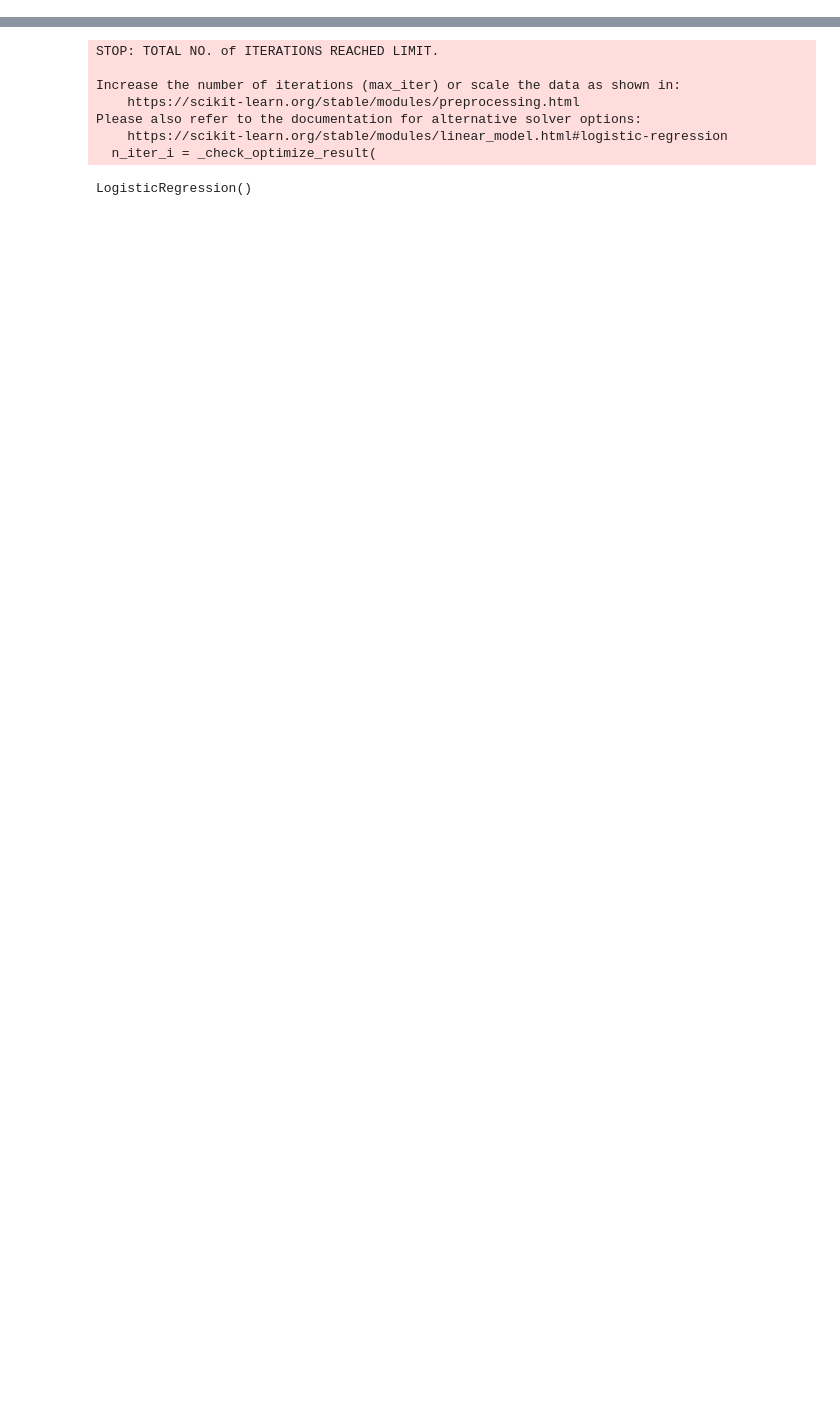
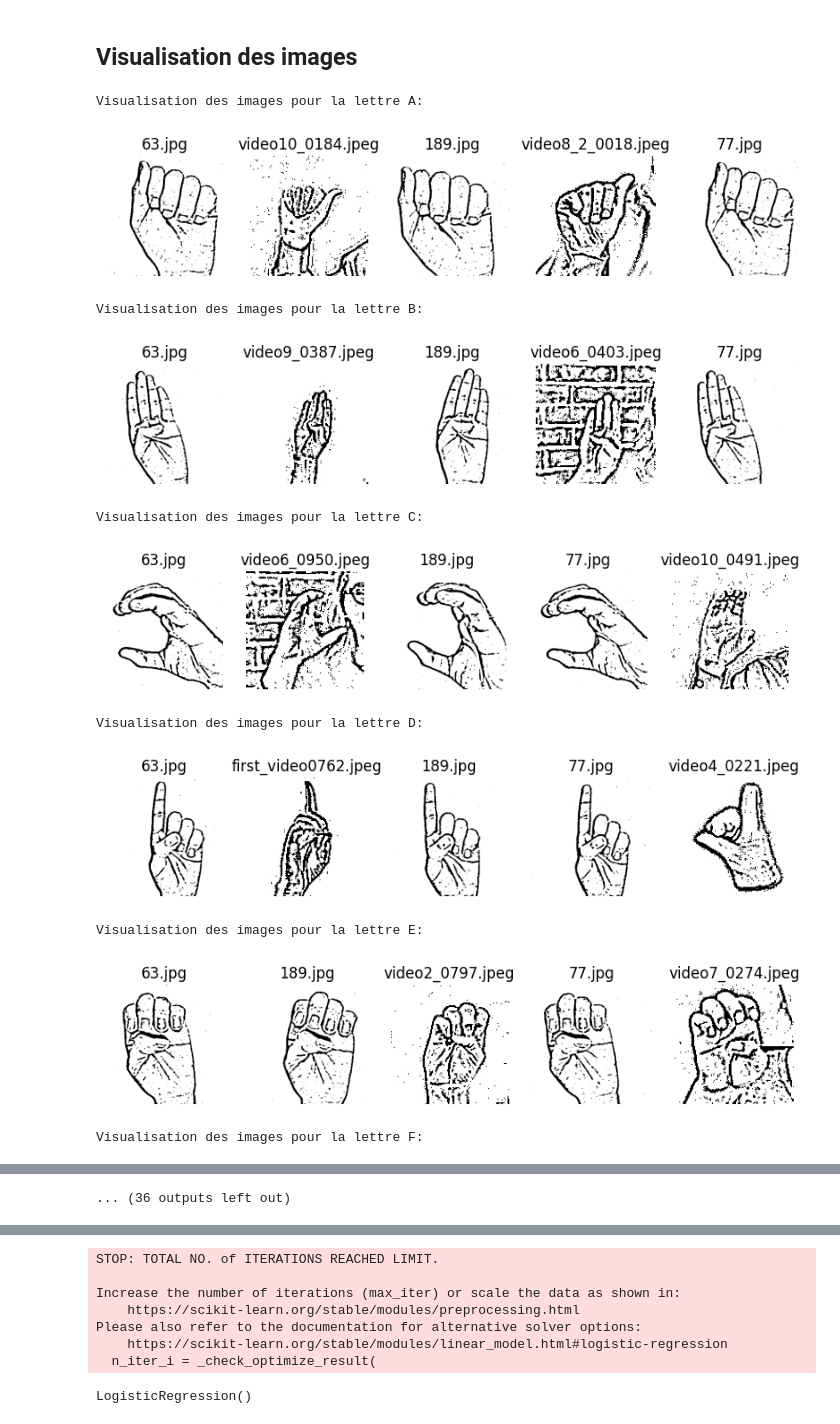
Before and after one commit to Aix-Marseille-Universite-UFR/hand-sign-images-classification-project, a Jupyter notebook: logistic-regression-model-classification/logistic_regression.ipynb, the cells around one changed output, grey strips where cells are left out. Drawn from its saved outputs; the diff is of its cells as text; code cells hidden in the pictures; blank space fills up the shorter version.

Commit message:
Pré-traitement et Visualisation de la dataset

```diff
--- a/logistic-regression-model-classification/logistic_regression.ipynb
+++ b/logistic-regression-model-classification/logistic_regression.ipynb
@@ -56,0 +25,2 @@ Dataset directory structure:
+# %%
+dataset_path =  "/Users/nedday/.cache/kagglehub/datasets/furkanakdeniz/asl-handsign-dataset-grayscaled-thresholded/versions/1/asl-dataset/asl-dataset"
@@ -56,0 +64,40 @@ Dataset directory structure:
+# %% [markdown]
+## Visualisation des images
+# %%
+def display_images(path_letter, num_images=5):
+    image_names = os.listdir(path_letter)
+    images_to_show = image_names[:num_images]  # Sélectionner un nombre d'images à afficher
+
+    plt.figure(figsize=(10, 10))
+
+    for idx, image_name in enumerate(images_to_show):
+        image_path = os.path.join(path_letter, image_name)
+        image = plt.imread(image_path)
+
+        plt.subplot(1, num_images, idx + 1)
+        plt.imshow(image, cmap='gray')
+        plt.title(image_name)
+        plt.axis('off')
+
+    plt.show()
+# %%
+for letter in alphabet_array:
+    path_letter = os.path.join(dataset_path, "train", letter)
+    if not os.path.exists(path_letter):
+        print(f"Le dossier {path_letter} n'existe pas.")
+        continue
+
+    print(f"Visualisation des images pour la lettre {letter}:")
+    display_images(path_letter, num_images=5)
+# %% [output]
+Visualisation des images pour la lettre A:
+[figure, added]
+Visualisation des images pour la lettre B:
+[figure, added]
+Visualisation des images pour la lettre C:
+[figure, added]
+Visualisation des images pour la lettre D:
+[figure, added]
+Visualisation des images pour la lettre E:
+[figure, added]
+Visualisation des images pour la lettre F:
@@ -57,3 +105,4 @@ Dataset directory structure:
+... (36 outputs left out)
 # %%
 # Convertir les listes en tableaux numpy
 X = np.array(image_arr)
```
Also changed, not shown: parts of 14 cells of this notebook.
